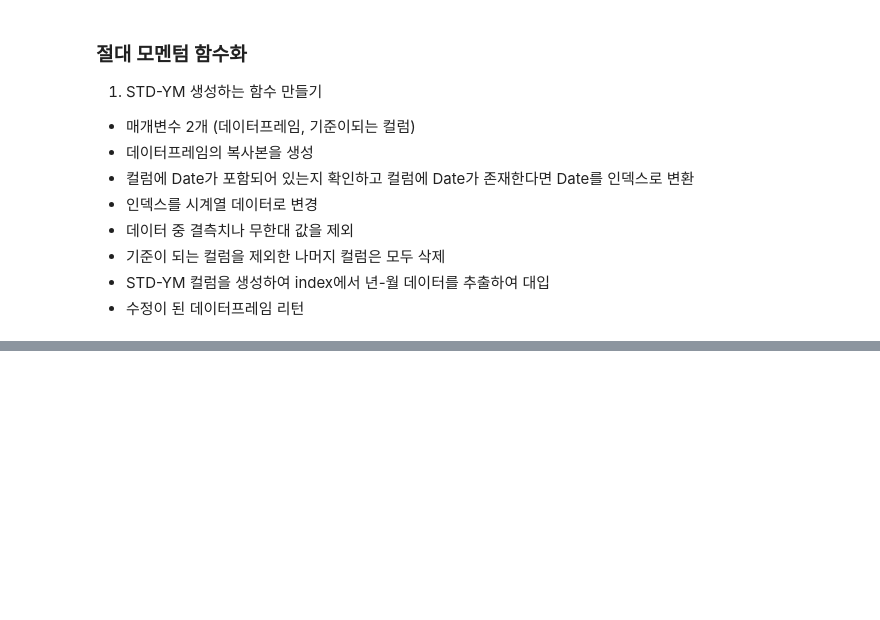
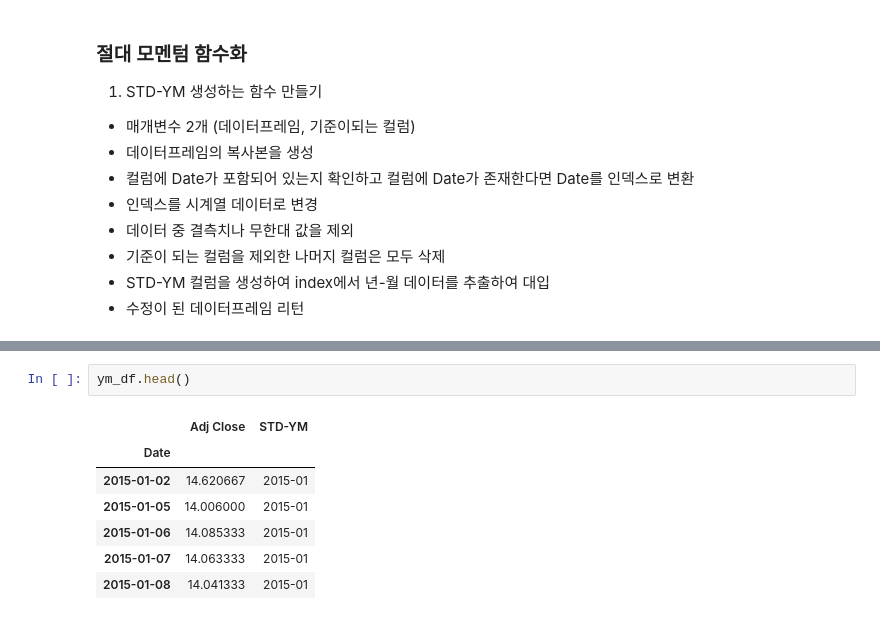
Before and after one commit to kimsierra/vscode, a Jupyter notebook: 2024/240227/03,_momentum.ipynb, the cells around one changed output, grey strips where cells are left out. Drawn from its saved outputs; the diff is of its cells as text; blank space fills up the shorter version.

```diff
--- a/2024/240227/03,_momentum.ipynb
+++ b/2024/240227/03,_momentum.ipynb
@@ -176,0 +353,10 @@ create_STD_YM(df)
+# %%
+ym_df.head()
+# %% [output]
+|  | Adj Close | STD-YM |
+| Date |  |  |
+| 2015-01-02 | 14.620667 | 2015-01 |
+| 2015-01-05 | 14.006000 | 2015-01 |
+| 2015-01-06 | 14.085333 | 2015-01 |
+| 2015-01-07 | 14.063333 | 2015-01 |
+| 2015-01-08 | 14.041333 | 2015-01 |
```
Also changed, not shown: parts of 17 cells of this notebook, 9 other files.
